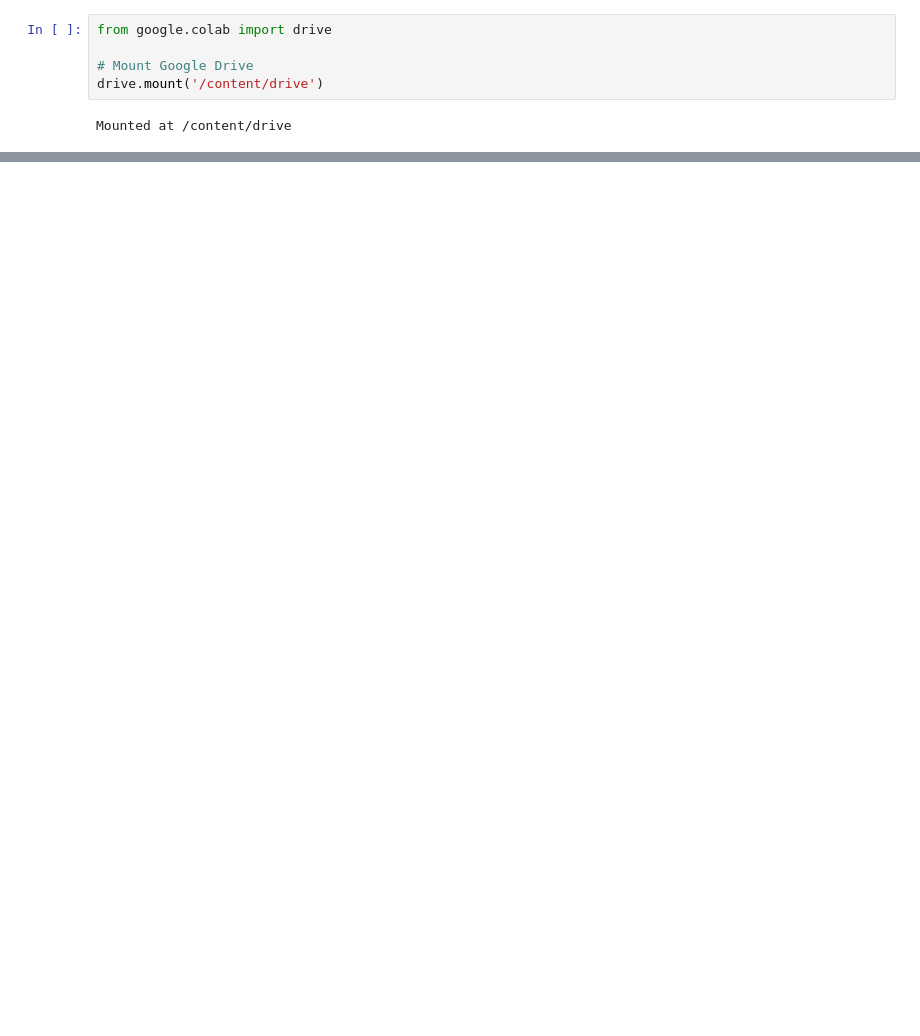
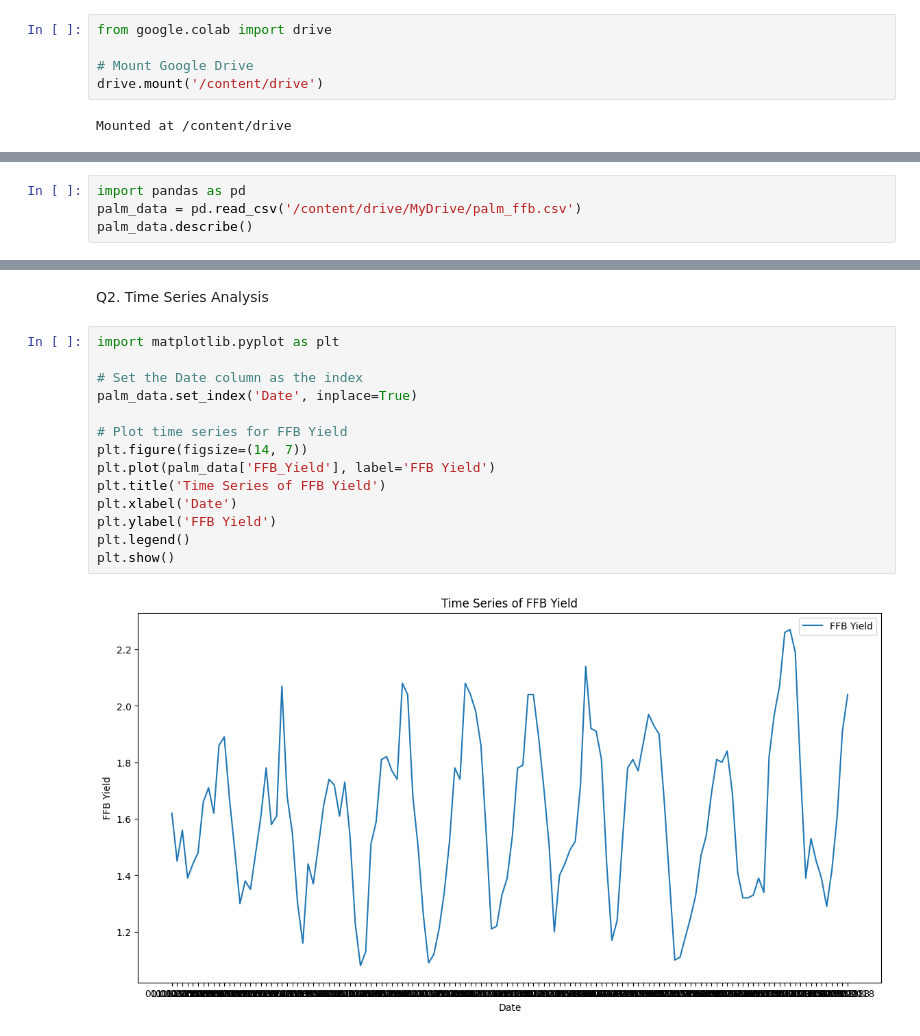
Before and after one commit to FrankPunyaBarang/RAPP_Assignment, a Jupyter notebook: Assignment.ipynb, the cells around one changed output, grey strips where cells are left out. Cells and saved outputs as stored; diff of their text form; blank space fills up the shorter version.

```diff
--- a/Assignment.ipynb
+++ b/Assignment.ipynb
@@ -25,0 +114,4 @@ data.describe()
+# %%
+import pandas as pd
+palm_data = pd.read_csv('/content/drive/MyDrive/palm_ffb.csv')
+palm_data.describe()
@@ -25,0 +156,18 @@ data.describe()
+# %% [markdown]
+Q2. Time Series Analysis
+# %%
+import matplotlib.pyplot as plt
+
+# Set the Date column as the index
+palm_data.set_index('Date', inplace=True)
+
+# Plot time series for FFB Yield
+plt.figure(figsize=(14, 7))
+plt.plot(palm_data['FFB_Yield'], label='FFB Yield')
+plt.title('Time Series of FFB Yield')
+plt.xlabel('Date')
+plt.ylabel('FFB Yield')
+plt.legend()
+plt.show()
+# %% [output]
+[figure, added]
```
Also changed, not shown: parts of 27 cells of this notebook.
